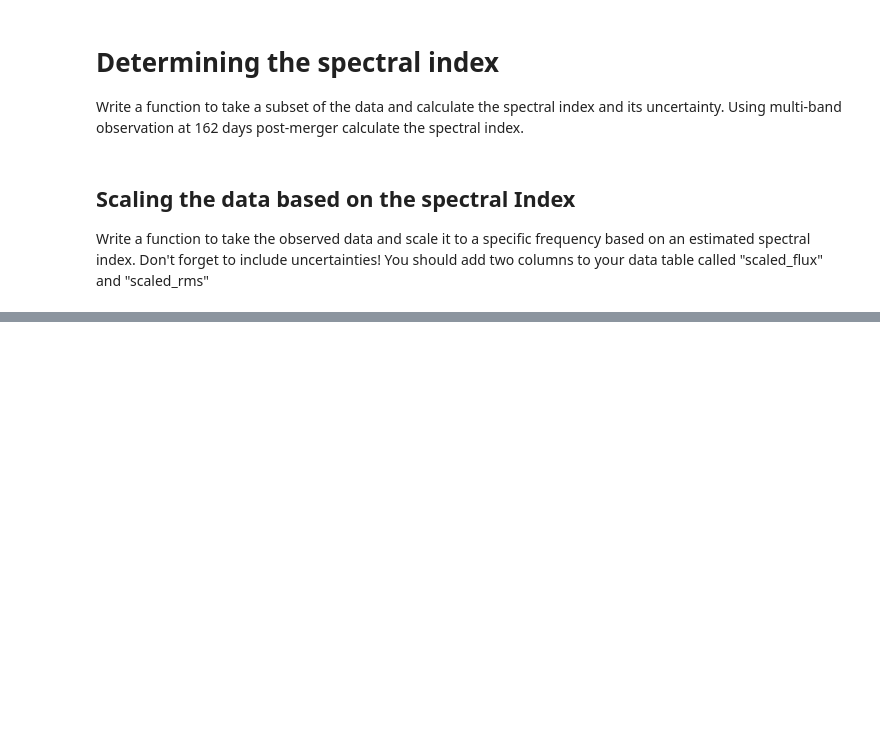
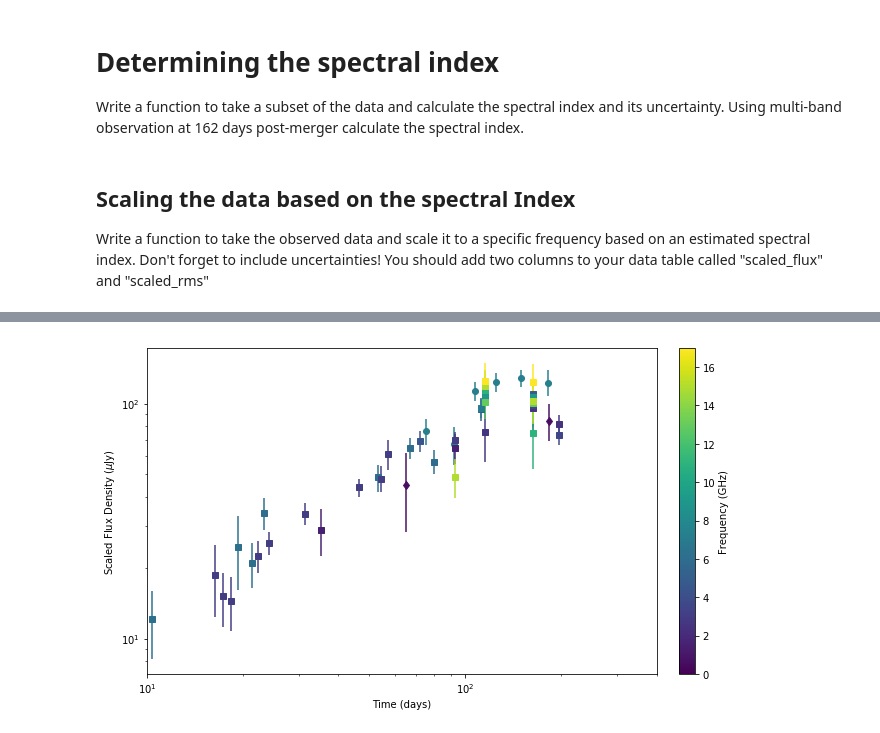
Before and after one commit to ddobie/growth-winter-school-2018, a Jupyter notebook: full_solutions.ipynb, the cells around one changed output, grey strips where cells are left out. Drawn from its saved outputs; the diff is of its cells as text; code cells hidden in the pictures; blank space fills up the shorter version.

Commit message:
Plotted subset of the data to determine evidence of a turnover

```diff
--- a/full_solutions.ipynb
+++ b/full_solutions.ipynb
@@ -72,7 +72,7 @@ def make_plot(data, scaled=False):
 
     ax.set_xlabel('Time (days)')
     if scaled:
-        ax.set_ylabel('Scaled Flux Density (($\mu$Jy)')
+        ax.set_ylabel('Scaled Flux Density ($\mu$Jy)')
     else:
         ax.set_ylabel('Flux Density ($\mu$Jy)')
 
@@ -120,0 +129,6 @@ make_plot(data, scaled=True)
+# %%
+tdata = data[data['delta_t'] < 200]
+
+make_plot(tdata, scaled=True)
+# %% [output]
+[figure, added]
```
Also changed, not shown: parts of 3 cells of this notebook.
